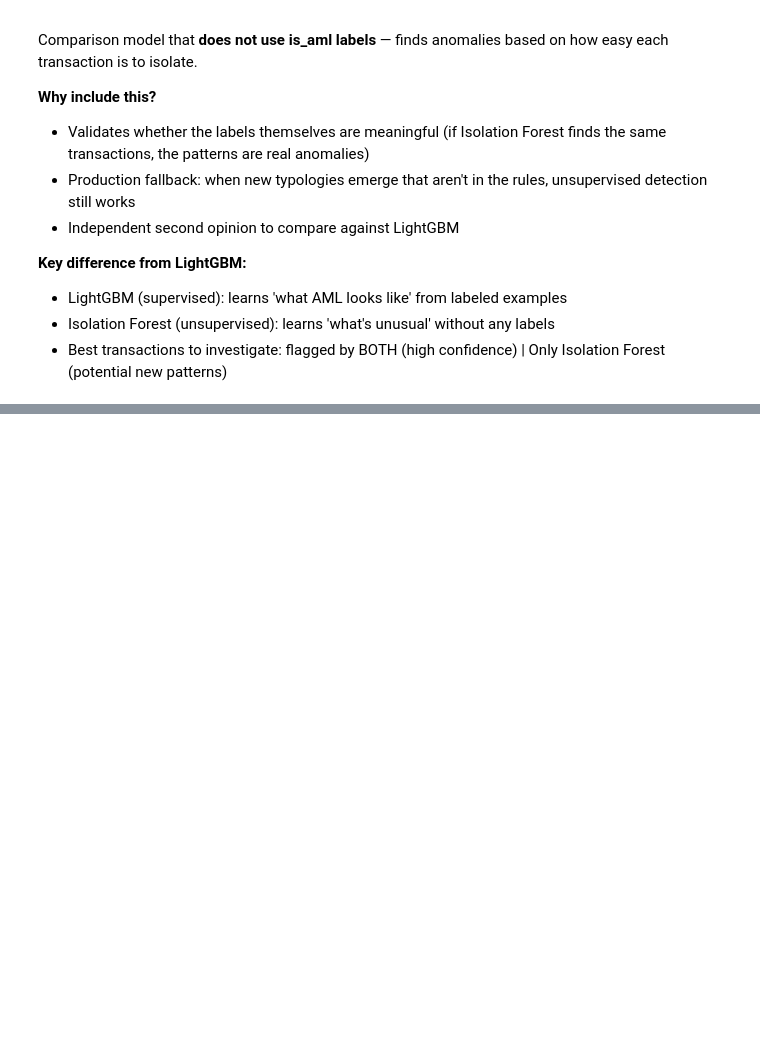
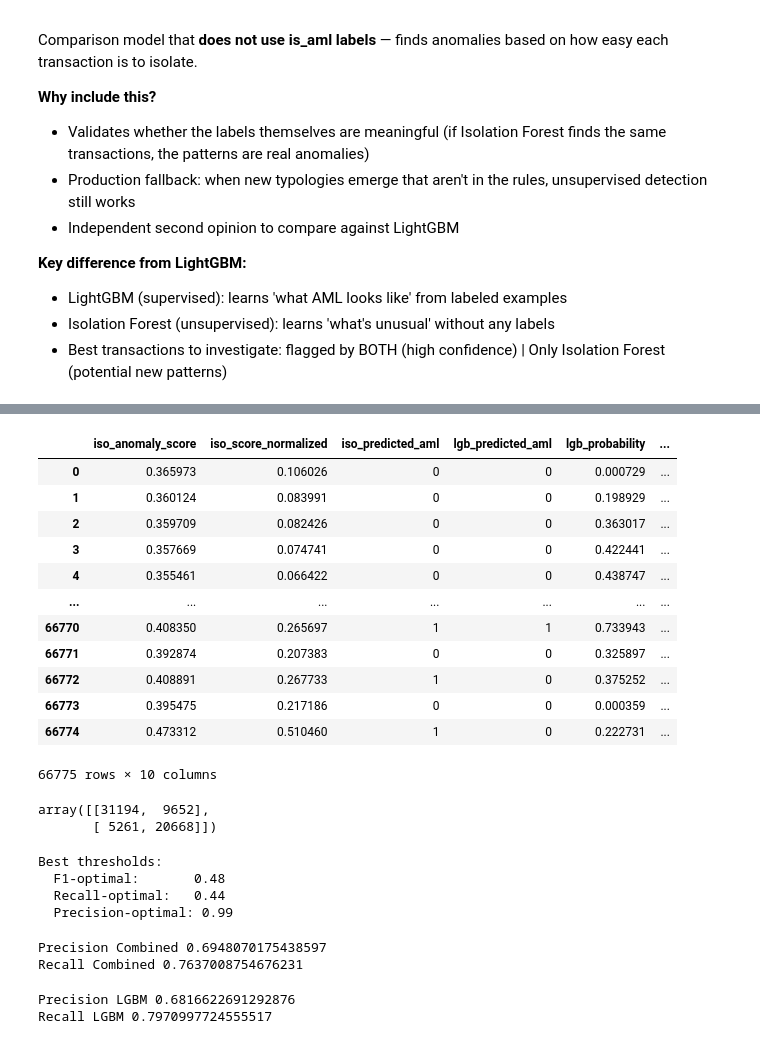
Before and after one commit to gowda-lokesh/smartsentry_aml_model, a Jupyter notebook: python_scripts/04__aml_ml_preparation_V3.ipynb, the cells around one changed output, grey strips where cells are left out. Cells and saved outputs as stored; diff of their text form; code cells hidden in the pictures; blank space fills up the shorter version.

```diff
--- a/python_scripts/04__aml_ml_preparation_V3.ipynb
+++ b/python_scripts/04__aml_ml_preparation_V3.ipynb
@@ -1390,0 +1415,68 @@ print(f"    • When models DISAGREE: investigate for new patterns or model weak
+# %%
+iso_predictions_df['iso_score_percentile'] = pd.Series(iso_predictions_df['iso_anomaly_score']).rank(pct=True).values
+# %%
+iso_predictions_df
+# %% [output]
+|  | iso_anomaly_score | iso_score_normalized | iso_predicted_aml | lgb_predicted_aml | lgb_probability | ... |
+| 0 | 0.365973 | 0.106026 | 0 | 0 | 0.000729 | ... |
+| 1 | 0.360124 | 0.083991 | 0 | 0 | 0.198929 | ... |
+| 2 | 0.359709 | 0.082426 | 0 | 0 | 0.363017 | ... |
+| 3 | 0.357669 | 0.074741 | 0 | 0 | 0.422441 | ... |
+| 4 | 0.355461 | 0.066422 | 0 | 0 | 0.438747 | ... |
+| ... | ... | ... | ... | ... | ... | ... |
+| 66770 | 0.408350 | 0.265697 | 1 | 1 | 0.733943 | ... |
+| 66771 | 0.392874 | 0.207383 | 0 | 0 | 0.325897 | ... |
+| 66772 | 0.408891 | 0.267733 | 1 | 0 | 0.375252 | ... |
+| 66773 | 0.395475 | 0.217186 | 0 | 0 | 0.000359 | ... |
+| 66774 | 0.473312 | 0.510460 | 1 | 0 | 0.222731 | ... |
+66775 rows × 10 columns
+# %%
+cm_lgb = confusion_matrix(iso_predictions_df['actual_is_aml'], iso_predictions_df['lgb_predicted_aml'])
+cm_lgb
+# %% [output]
+array([[31194,  9652],
+       [ 5261, 20668]])
+# %%
+import numpy as np
+from sklearn.metrics import f1_score, precision_score, recall_score
+
+y_true = iso_predictions_df['actual_is_aml'].values
+scores = iso_predictions_df['combined_score'].values
+
+thresholds = np.linspace(0.0, 1.0, 101)
+
+rows = []
+for t in thresholds:
+    y_pred = (scores >= t).astype(int)
+    rows.append({
+        "threshold": t,
+        "precision": precision_score(y_true, y_pred, zero_division=0),
+        "recall": recall_score(y_true, y_pred),
+        "f1": f1_score(y_true, y_pred)
+    })
+
+import pandas as pd
+df_thr = pd.DataFrame(rows)
+
+# pick what you want to optimize:
+best_f1_t = df_thr.loc[df_thr['f1'].idxmax(), 'threshold']
+
+valid = df_thr[df_thr['recall'] >= 0.8]
+best_recall_t = valid.loc[valid['threshold'].idxmax(), 'threshold']
+
+#best_recall_t = df_thr.loc[df_thr[df_thr['recall']>=0.8].idxmax(), 'threshold']
+
+valid = df_thr[df_thr['precision'] >= 0.80]
+best_prec_t = valid.loc[valid['threshold'].idxmax(), 'threshold']
+
+#best_prec_t = df_thr.loc[df_thr[df_thr['precision']>=0.80].idxmax(), 'threshold']
+
+print("Best thresholds:")
+print("  F1-optimal:      ", best_f1_t)
+print("  Recall-optimal:  ", best_recall_t)
+print("  Precision-optimal:", best_prec_t)
+# %% [output]
+Best thresholds:
+  F1-optimal:       0.48
+  Recall-optimal:   0.44
+  Precision-optimal: 0.99
@@ -1390,0 +1486,12 @@ print(f"    • When models DISAGREE: investigate for new patterns or model weak
+# %%
+print("Precision Combined", precision_score(iso_predictions_df['actual_is_aml'], iso_predictions_df['combined_pred']))
+print("Recall Combined", recall_score(iso_predictions_df['actual_is_aml'], iso_predictions_df['combined_pred']))
+# %% [output]
+Precision Combined 0.6948070175438597
+Recall Combined 0.7637008754676231
+# %%
+print("Precision LGBM", precision_score(iso_predictions_df['actual_is_aml'], iso_predictions_df['lgb_predicted_aml']))
+print("Recall LGBM", recall_score(iso_predictions_df['actual_is_aml'], iso_predictions_df['lgb_predicted_aml']))
+# %% [output]
+Precision LGBM 0.6816622691292876
+Recall LGBM 0.7970997724555517
```
Also changed, not shown: parts of 6 cells of this notebook, 9 other files.
